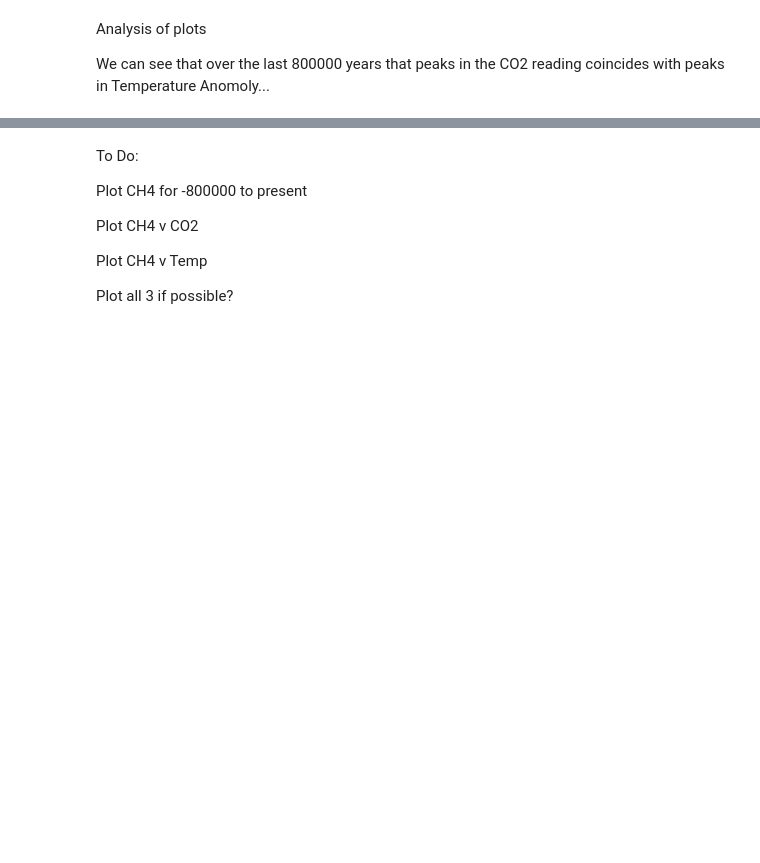
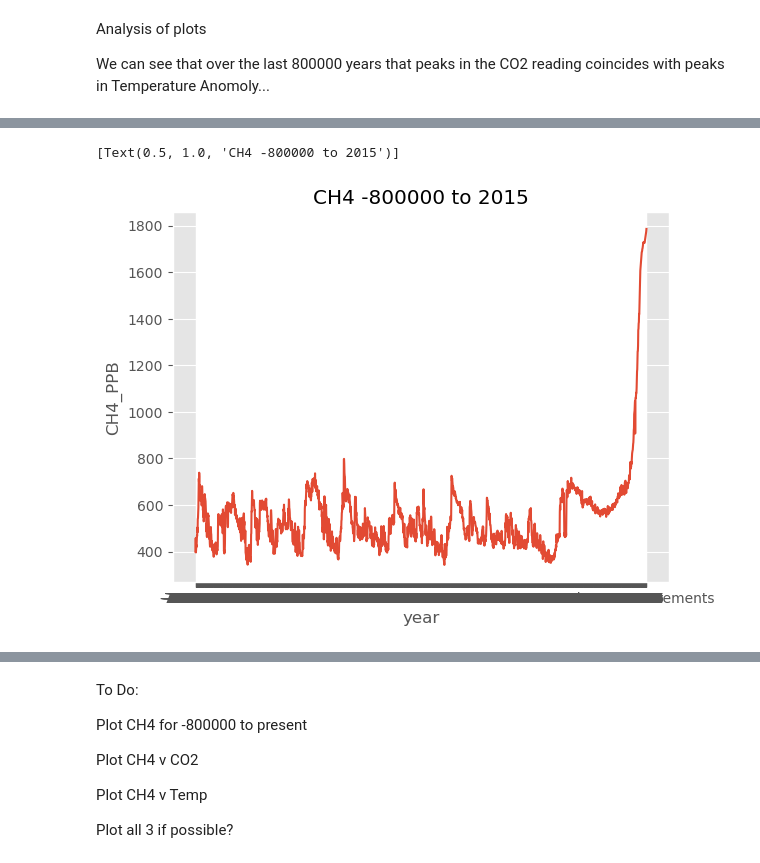
Before and after one commit to PeeBs68/prog_da_project2, a Jupyter notebook: project2.ipynb, the cells around one changed output, grey strips where cells are left out. Drawn from its saved outputs; the diff is of its cells as text; code cells hidden in the pictures; blank space fills up the shorter version.

Commit message:
Working on CH4 graphs

```diff
--- a/project2.ipynb
+++ b/project2.ipynb
@@ -249 +252,10 @@ Sources:
 1984 - 2022 : https://gml.noaa.gov/webdata/ccgg/trends/ch4/ch4_annmean_gl.txt
+# %%
+# Import CH4 data for -800000 to 2015
+import numpy as np
+import pandas as pd
+import seaborn as sns
+ch4_col_names = ['year', 'CH4', 'law', 'cape', 'Mauna', 'Shetlands']
+ch4_df = pd.read_csv("https://climatechange.chicago.gov/sites/production/files/2016-08/ghg-concentrations_fig-2.csv ", skiprows = 8, sep = ',', names=ch4_col_names, encoding = 'cp1252')
+
+ch4_df
@@ -249,0 +276,13 @@ Sources:
+# %%
+# Fill in the gaps from the other readings
+ch4_df.CH4_PPB.fillna(ch4_df.law, inplace=True)
+ch4_df.CH4_PPB.fillna(ch4_df.cape, inplace=True)
+
+#ch4_df['year'] = ch4_df['year'].str.replace("\u2014", "-")
+#ch4_df['year'] = ch4_df['year'].astype(int)
+#fig, ax = plt.subplots(figsize=(20, 10))
+
+sns.lineplot(data=ch4_df, x='year', y='CH4_PPB').set(title='CH4 -800000 to 2015');
+# %% [output]
+[Text(0.5, 1.0, 'CH4 -800000 to 2015')]
+[figure, added]
```
Also changed, not shown: parts of 8 cells of this notebook.
